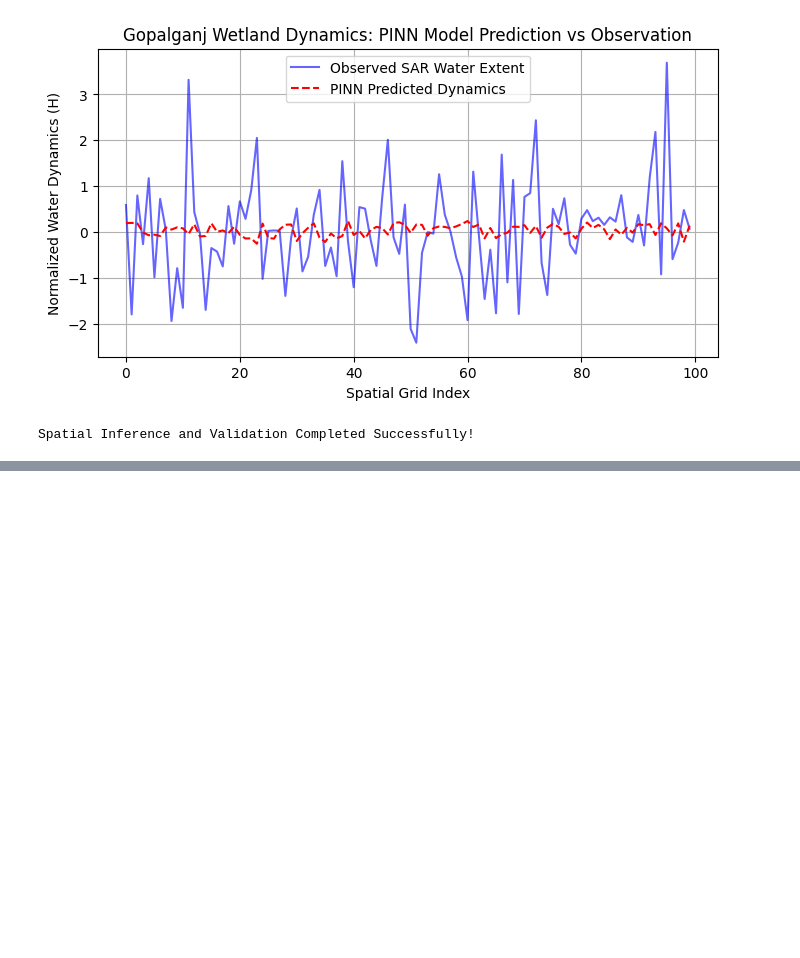
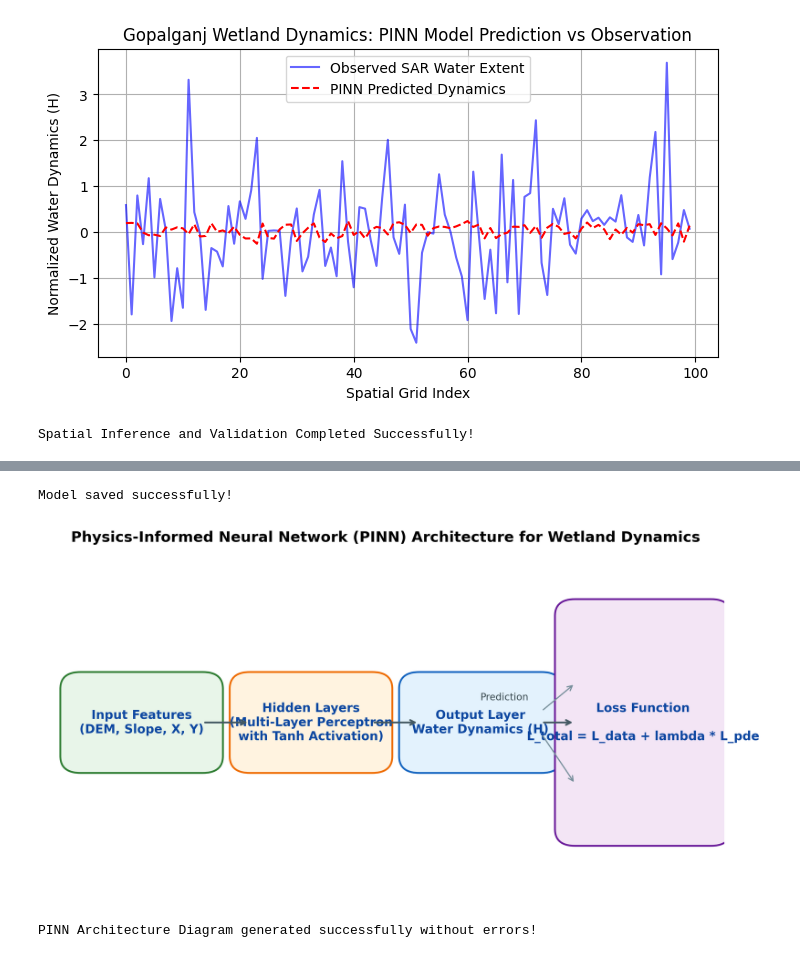
Before and after one commit to prattayabsmrstu/Wetland_Advance, a Jupyter notebook: Copy_of_Wetlands_final_Code.ipynb, the cells around one changed output, grey strips where cells are left out. Drawn from its saved outputs; the diff is of its cells as text; code cells hidden in the pictures; blank space fills up the shorter version.

```diff
--- a/Copy_of_Wetlands_final_Code.ipynb
+++ b/Copy_of_Wetlands_final_Code.ipynb
@@ -294,0 +357,71 @@ Spatial Inference and Validation Completed Successfully!
+# %%
+torch.save(pinn_model.state_dict(), 'gopalganj_wetland_pinn.pth')
+print("Model saved successfully!")
+# %% [output]
+Model saved successfully!
+# %%
+import matplotlib.pyplot as plt
+import matplotlib.patches as patches
+
+# ১. ফিগার সাইজ এবং রেজোলিউশন সেটআপ (পাব্লিকেশন স্ট্যান্ডার্ড: 300 DPI)
+fig, ax = plt.subplots(figsize=(10, 5), dpi=300)
+ax.set_xlim(0, 10)
+ax.set_ylim(0, 6)
+ax.axis('off')
+
+# ২. বক্স তৈরির ফাংশন (প্রফেশনাল কালার ও স্টাইল সহ)
+def draw_box(x, y, width, height, text, facecolor='#E3F2FD', edgecolor='#1565C0'):
+    box = patches.FancyBboxPatch(
+        (x, y), width, height,
+        boxstyle="round,pad=0.3",
+        linewidth=1.5,
+        facecolor=facecolor,
+        edgecolor=edgecolor
+    )
+    ax.add_patch(box)
+    ax.text(x + width/2, y + height/2, text,
+            horizontalalignment='center',
+            verticalalignment='center',
+            fontsize=10, fontweight='bold', color='#0D47A1')
+
+# ৩. অ্যারো বা সংযোগকারী রেখা আঁকার ফাংশন
+def draw_arrow(x1, y1, x2, y2):
+    ax.annotate("",
+                xy=(x2, y2), xytext=(x1, y1),
+                arrowprops=dict(arrowstyle="->", lw=1.5, color='#455A64'))
+
+# --- ডায়াগ্রাম উপাদানগুলো স্থাপন ---
+
+# ইনপুট লেয়ার (Spatial Coordinates & Topographic Features)
+draw_box(0.5, 2.5, 1.8, 1.2, "Input Features\n(DEM, Slope, X, Y)", facecolor='#E8F5E9', edgecolor='#2E7D32')
+
+# হিডেন লেয়ারস (PINN Hidden Layers)
+draw_box(3.0, 2.5, 1.8, 1.2, "Hidden Layers\n(Multi-Layer Perceptron\nwith Tanh Activation)", facecolor='#FFF3E0', edgecolor='#EF6C00')
+
+# আউটপুট লেয়ার (Predicted Water Dynamics / Depth)
+draw_box(5.5, 2.5, 1.8, 1.2, "Output Layer\nWater Dynamics (H)", facecolor='#E3F2FD', edgecolor='#1565C0')
+
+# লস ফাংশন ও অপ্টিমাইজেশন ব্লক (Physics-Informed Loss Core - সংশোধিত সিংগেল লাইন লেটেক্স)
+draw_box(7.8, 1.2, 2.0, 3.8, "Loss Function\n\nL_total = L_data + lambda * L_pde", facecolor='#F3E5F5', edgecolor='#6A1B9A')
+
+# কানেক্টিং অ্যারো বা ফ্লো
+draw_arrow(2.3, 3.1, 3.0, 3.1)
+draw_arrow(4.8, 3.1, 5.5, 3.1)
+draw_arrow(7.3, 3.1, 7.8, 3.1)
+
+# ডেটা লস এবং ফিজিক্স PDE লসের সাব-কানেকশন
+ax.text(6.4, 3.5, "Prediction", fontsize=8, color='#37474F')
+ax.annotate("", xy=(7.8, 3.8), xytext=(7.3, 3.3), arrowprops=dict(arrowstyle="->", lw=1, color='#78909C'))
+ax.annotate("", xy=(7.8, 2.0), xytext=(7.3, 2.9), arrowprops=dict(arrowstyle="->", lw=1, color='#78909C'))
+
+# ৪. টাইটেল ও সেভ অপশন
+plt.title("Physics-Informed Neural Network (PINN) Architecture for Wetland Dynamics", fontsize=12, fontweight='bold', pad=15)
+
+# পাব্লিকেশন রেজোলিউশনে সেভ করা
+plt.savefig('pinn_architecture_diagram.png', dpi=300, bbox_inches='tight')
+
+plt.show()
+print("PINN Architecture Diagram generated successfully without errors!")
+# %% [output]
+[figure, added]
+PINN Architecture Diagram generated successfully without errors!
```
Also changed, not shown: parts of 11 cells of this notebook.
